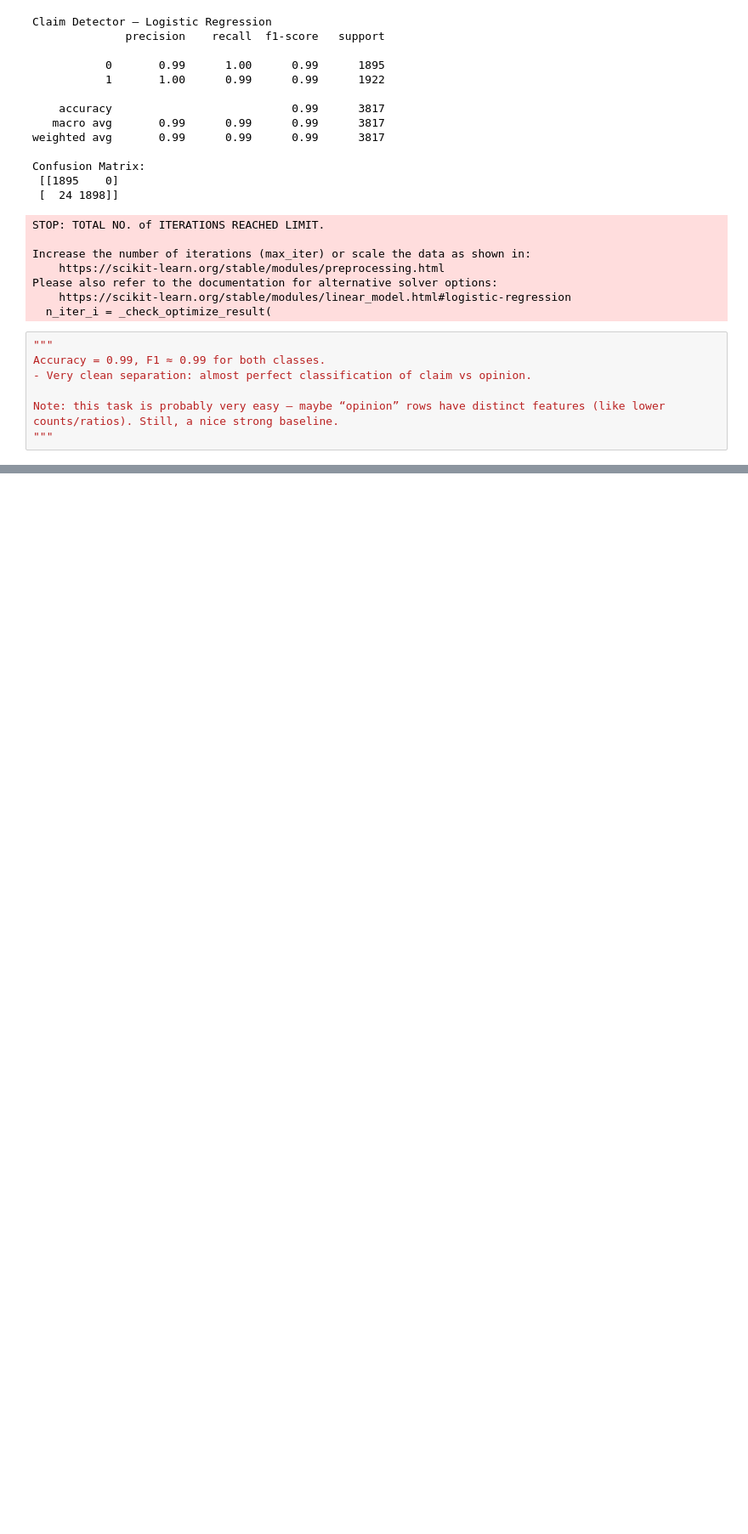
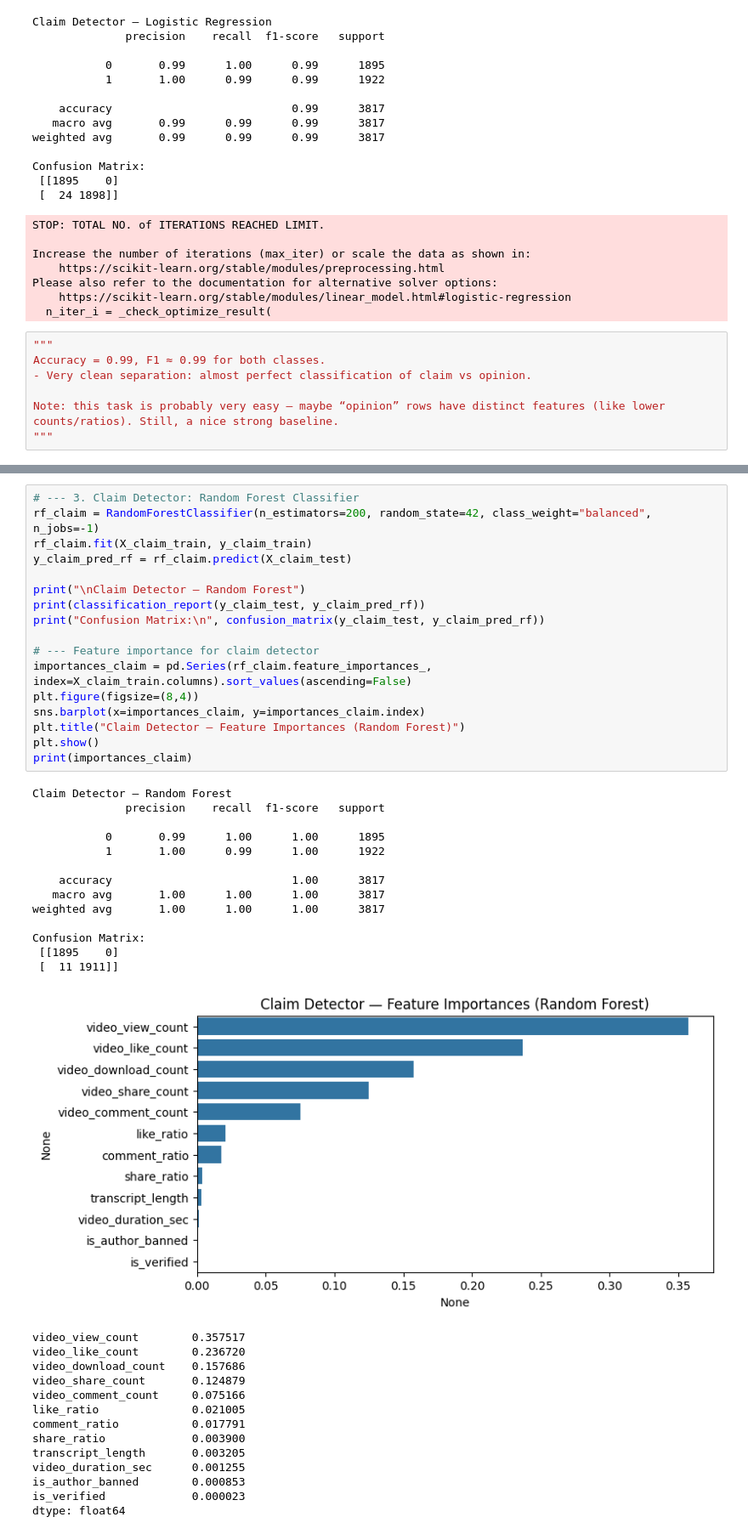
Before and after one commit to KrishaVeera/CreatorPilot, a Jupyter notebook: Tiktok_Model.ipynb, the cells around one changed output, grey strips where cells are left out. Shown at 85% size. Saved outputs shown, nothing was run; the diff lists cells and outputs as text; blank space fills up the shorter version.

```diff
--- a/Tiktok_Model.ipynb
+++ b/Tiktok_Model.ipynb
@@ -661,0 +772,45 @@ Note: this task is probably very easy — maybe “opinion” rows have distinct
+# %%
+# --- 3. Claim Detector: Random Forest Classifier
+rf_claim = RandomForestClassifier(n_estimators=200, random_state=42, class_weight="balanced", n_jobs=-1)
+rf_claim.fit(X_claim_train, y_claim_train)
+y_claim_pred_rf = rf_claim.predict(X_claim_test)
+
+print("\nClaim Detector — Random Forest")
+print(classification_report(y_claim_test, y_claim_pred_rf))
+print("Confusion Matrix:\n", confusion_matrix(y_claim_test, y_claim_pred_rf))
+
+# --- Feature importance for claim detector
+importances_claim = pd.Series(rf_claim.feature_importances_, index=X_claim_train.columns).sort_values(ascending=False)
+plt.figure(figsize=(8,4))
+sns.barplot(x=importances_claim, y=importances_claim.index)
+plt.title("Claim Detector — Feature Importances (Random Forest)")
+plt.show()
+print(importances_claim)
+# %% [output]
+Claim Detector — Random Forest
+              precision    recall  f1-score   support
+
+           0       0.99      1.00      1.00      1895
+           1       1.00      0.99      1.00      1922
+
+    accuracy                           1.00      3817
+   macro avg       1.00      1.00      1.00      3817
+weighted avg       1.00      1.00      1.00      3817
+
+Confusion Matrix:
+ [[1895    0]
+ [  11 1911]]
+[figure, added]
+video_view_count        0.357517
+video_like_count        0.236720
+video_download_count    0.157686
+video_share_count       0.124879
+video_comment_count     0.075166
+like_ratio              0.021005
+comment_ratio           0.017791
+share_ratio             0.003900
+transcript_length       0.003205
+video_duration_sec      0.001255
+is_author_banned        0.000853
+is_verified             0.000023
+dtype: float64
```
Also changed, not shown: parts of 26 cells of this notebook.
